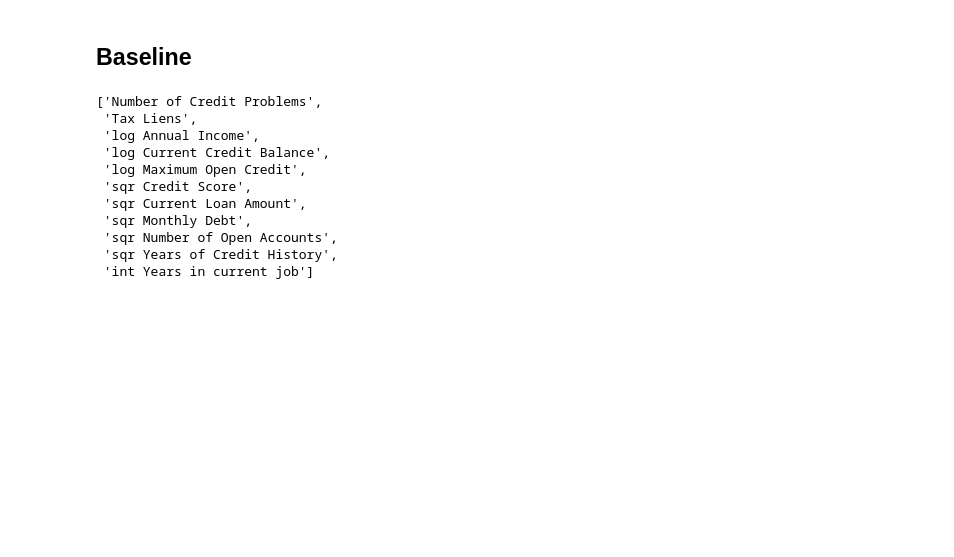
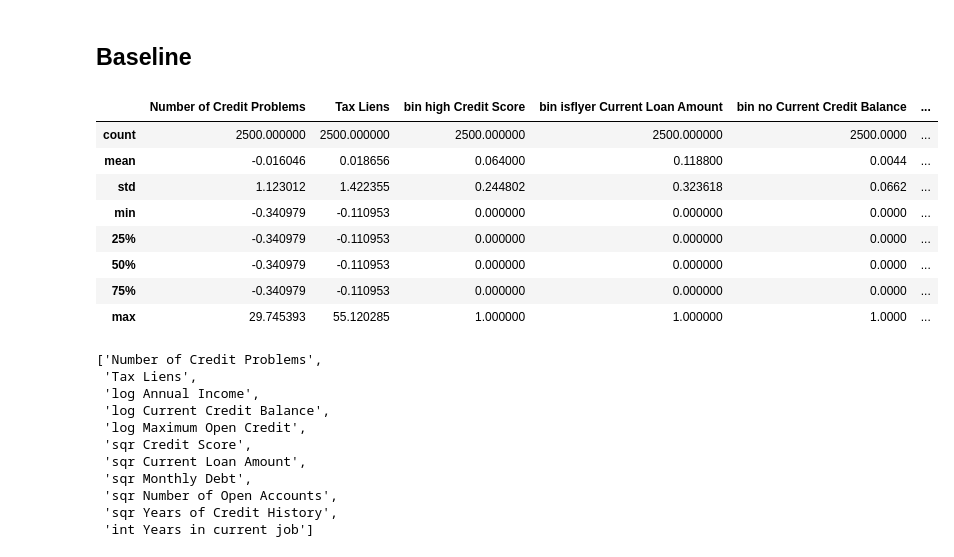
Before and after one commit to VadimGrishin/BinClass_GB, a Jupyter notebook: default_predict_project2.ipynb, the cells around one changed output. Saved outputs shown, nothing was run; the diff lists cells and outputs as text; code cells hidden in the pictures; blank space fills up the shorter version.

```diff
--- a/default_predict_project2.ipynb
+++ b/default_predict_project2.ipynb
@@ -598,6 +598,18 @@ from sklearn.metrics import classification_report, f1_score, precision_score, re
 from sklearn.preprocessing import StandardScaler, PolynomialFeatures
 # %% [markdown]
 ## Baseline
+# %%
+df11tst[BASE_FEATURE_NAMES].describe()
+# %% [output]
+|  | Number of Credit Problems | Tax Liens | bin high Credit Score | bin isflyer Current Loan Amount | bin no Current Credit Balance | ... |
+| count | 2500.000000 | 2500.000000 | 2500.000000 | 2500.000000 | 2500.0000 | ... |
+| mean | -0.016046 | 0.018656 | 0.064000 | 0.118800 | 0.0044 | ... |
+| std | 1.123012 | 1.422355 | 0.244802 | 0.323618 | 0.0662 | ... |
+| min | -0.340979 | -0.110953 | 0.000000 | 0.000000 | 0.0000 | ... |
+| 25% | -0.340979 | -0.110953 | 0.000000 | 0.000000 | 0.0000 | ... |
+| 50% | -0.340979 | -0.110953 | 0.000000 | 0.000000 | 0.0000 | ... |
+| 75% | -0.340979 | -0.110953 | 0.000000 | 0.000000 | 0.0000 | ... |
+| max | 29.745393 | 55.120285 | 1.000000 | 1.000000 | 1.0000 | ... |
 # %%
 feats = BASE_FEATURE_NAMES.copy()
 # %%
```
Also changed, not shown: parts of 38 cells of this notebook.
